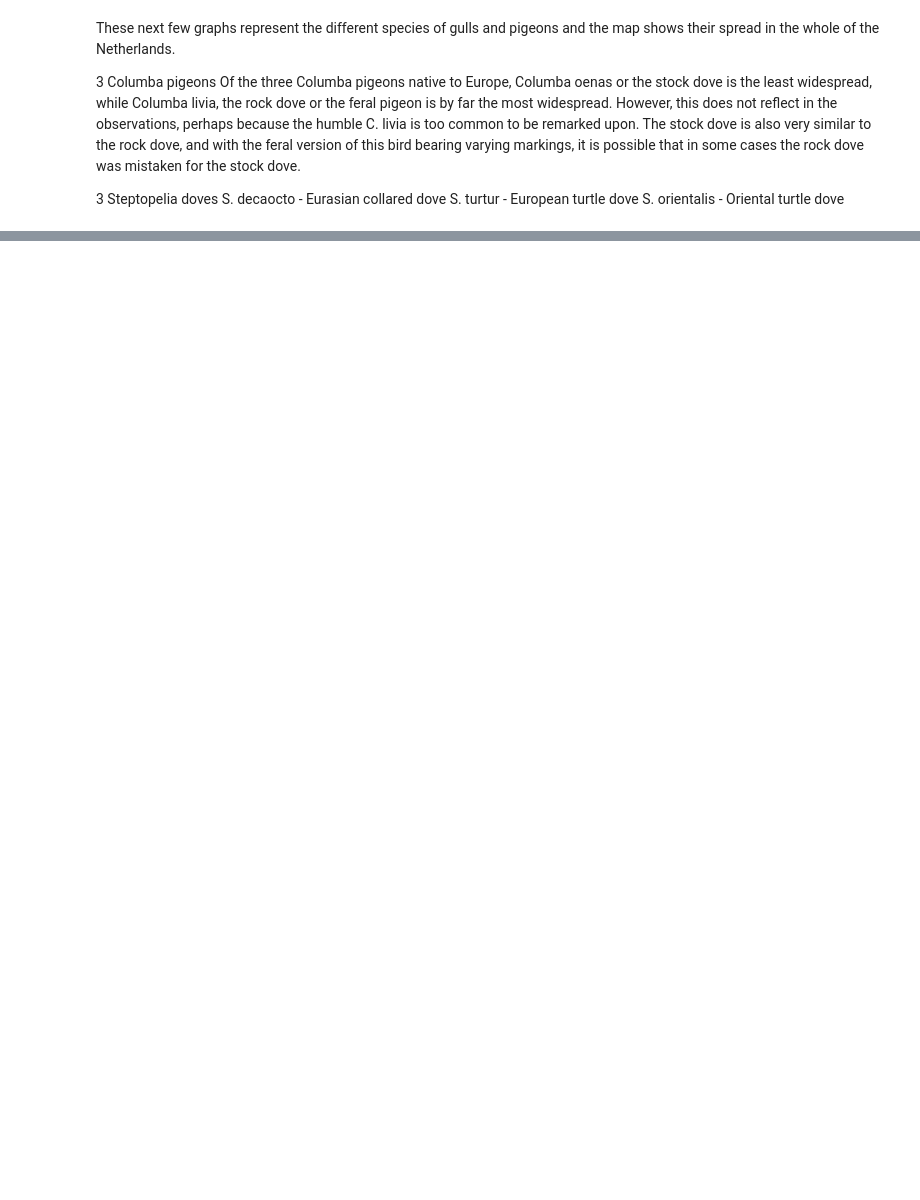
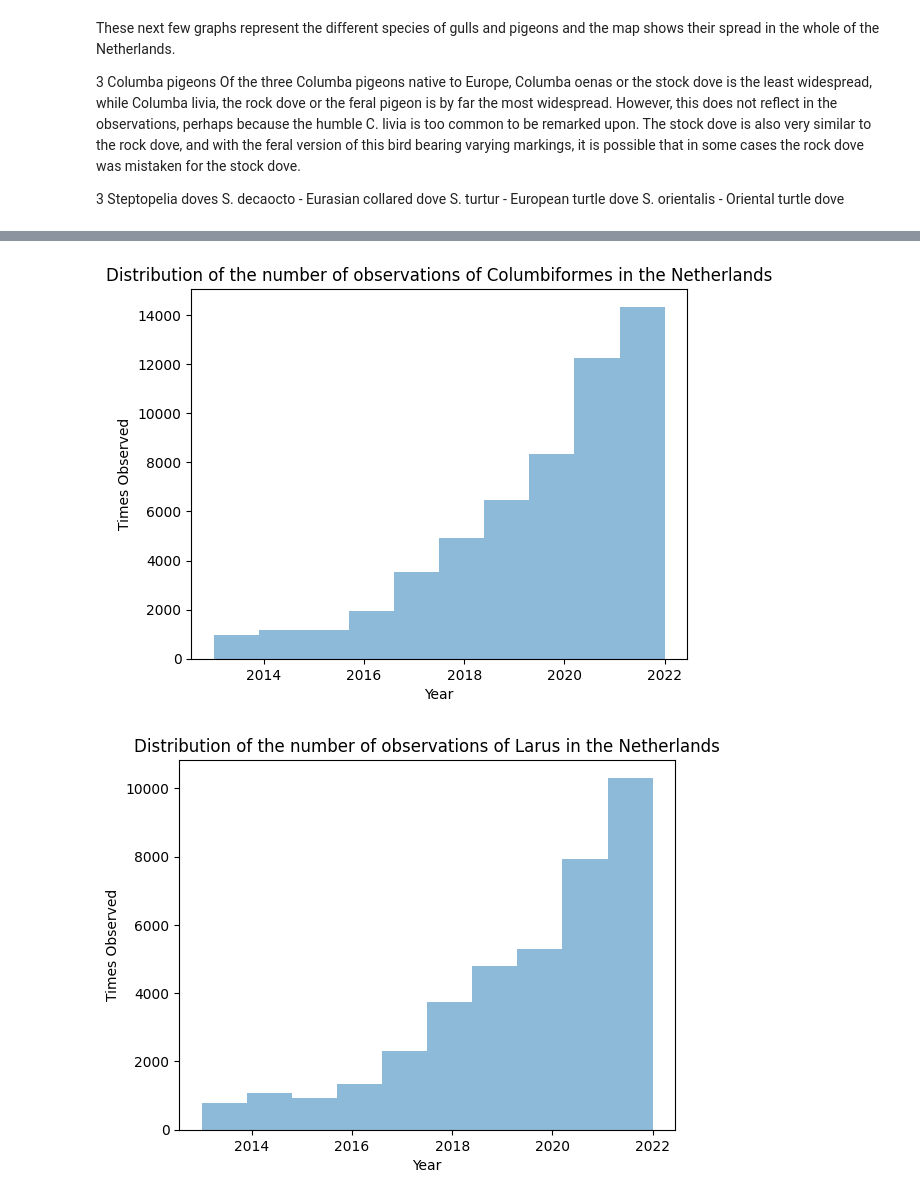
Before and after one commit to ZsofiaSteger/NL-Bird-Analysis, a Jupyter notebook: analysis.ipynb, the cells around one changed output, grey strips where cells are left out. Saved outputs shown, nothing was run; the diff lists cells and outputs as text; code cells hidden in the pictures; blank space fills up the shorter version.

```diff
--- a/analysis.ipynb
+++ b/analysis.ipynb
@@ -127,2 +166,19 @@ for family, family_df in bird_families:
 [figure]
 [figure]
+# %%
+# Plot the distribution of the number of observations of Columbiformes and Larus in the Netherlands
+
+plt.hist(columbiformes_data['year'], bins=10, alpha=0.5, label='Columbiformes')
+plt.xlabel('Year')
+plt.ylabel('Times Observed')
+plt.title('Distribution of the number of observations of Columbiformes in the Netherlands')
+plt.show()
+
+plt.hist(larus_data['year'], bins=10, alpha=0.5, label='Larus')
+plt.xlabel('Year')
+plt.ylabel('Times Observed')
+plt.title('Distribution of the number of observations of Larus in the Netherlands')
+plt.show()
+# %% [output]
+[figure, added]
+[figure, added]
```
Also changed, not shown: parts of 11 cells of this notebook, 2 other files.
